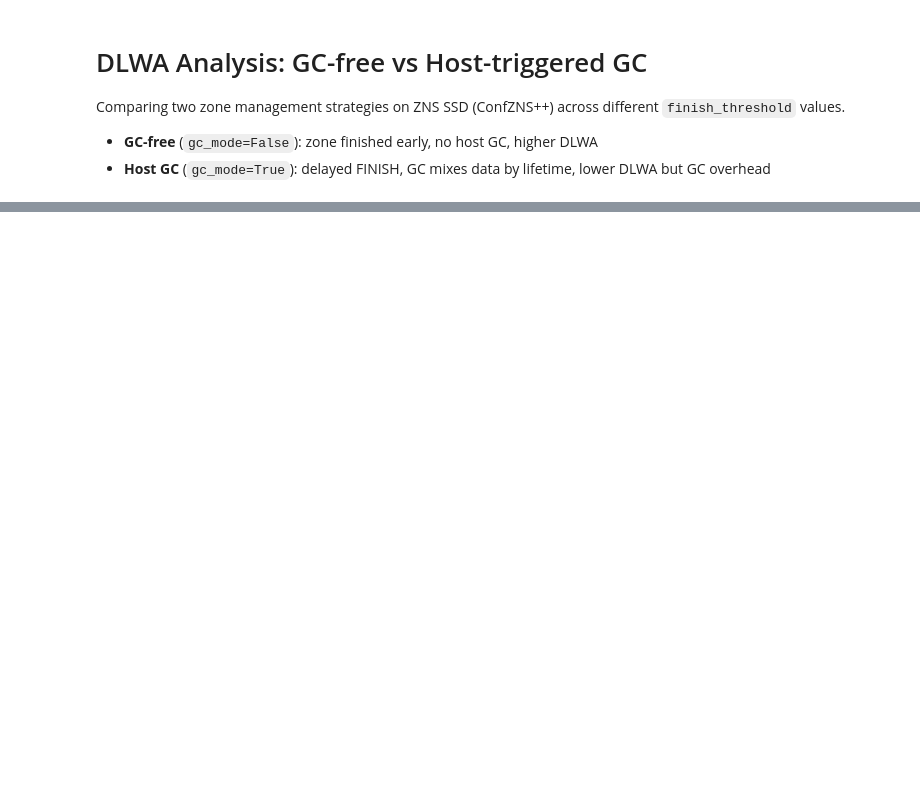
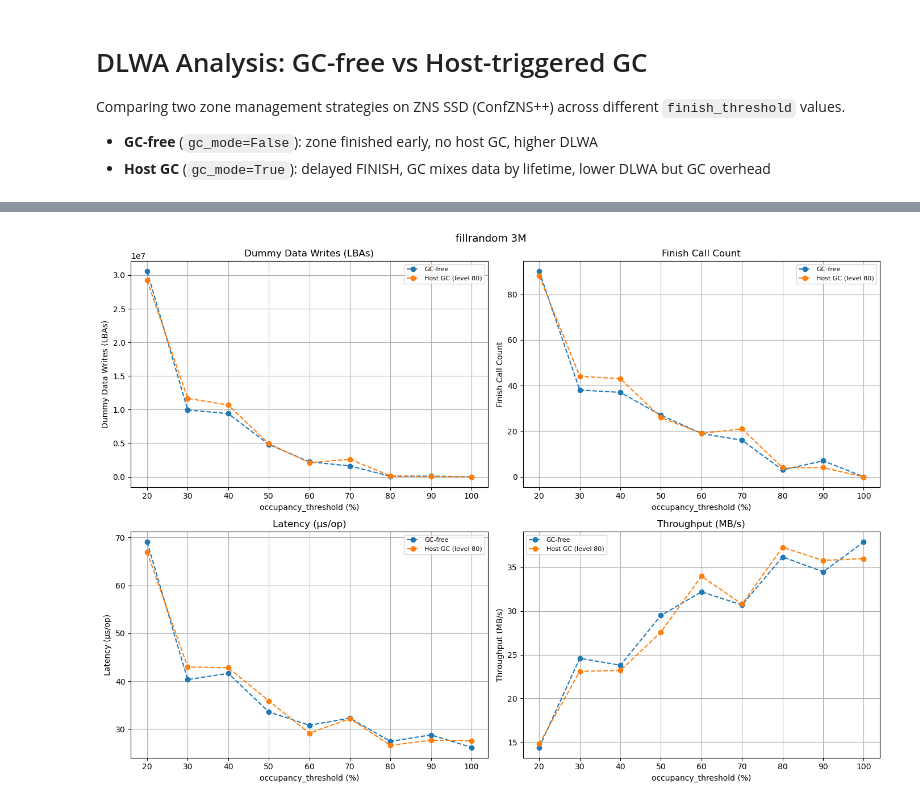
Before and after one commit to Nanat1/CS561_GC_Research, a Jupyter notebook: analysis/dlwa_analysis.ipynb, the cells around one changed output, grey strips where cells are left out. Cells and saved outputs as stored; diff of their text form; code cells hidden in the pictures; blank space fills up the shorter version.

Commit message:
DLWA experiment: update scripts and results

```diff
--- a/analysis/dlwa_analysis.ipynb
+++ b/analysis/dlwa_analysis.ipynb
@@ -10,4 +10 @@ import numpy as np
 import pandas as pd
-# %%
-df = pd.read_csv("../results/pages_to_write_2M.csv")
-df
@@ -71,0 +170,13 @@ for dataset_name, path in datasets.items():
+# %%
+# ── 在这里配置：每个 key 是图的标题，value 是要画在同一张图上的文件列表（一文件一线）──
+baseline_plots = {
+    "fillrandom 3M": [
+        "../results/baseline/fillrandom_3M_2.csv",
+        "../results/fillrandom_3M_gc80.csv"
+    ],
+}
+
+for title, files in baseline_plots.items():
+    plot_baseline(title, files)
+# %% [output]
+[figure, added]
```
Also changed, not shown: parts of 16 cells of this notebook, 9 other files.
